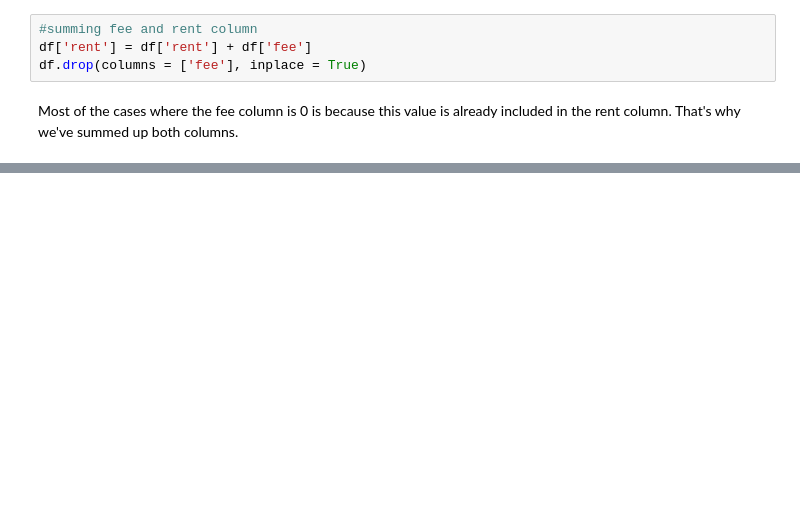
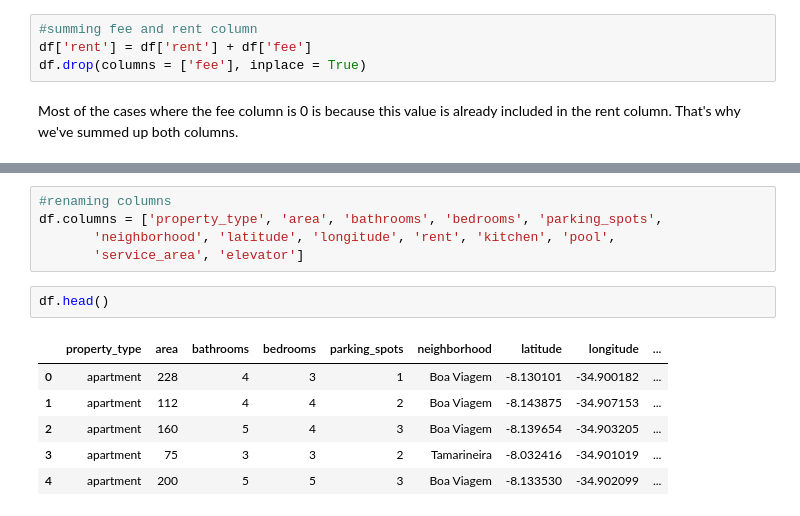
Before and after one commit to Caldass/rental_properties, a Jupyter notebook: data_eda/eda_and_cleaning.ipynb, the cells around one changed output, grey strips where cells are left out. Drawn from its saved outputs; the diff is of its cells as text; blank space fills up the shorter version.

```diff
--- a/data_eda/eda_and_cleaning.ipynb
+++ b/data_eda/eda_and_cleaning.ipynb
@@ -212,0 +394,14 @@ Most of the cases where the fee column is 0 is because this value is already inc
+# %%
+#renaming columns
+df.columns = ['property_type', 'area', 'bathrooms', 'bedrooms', 'parking_spots',
+       'neighborhood', 'latitude', 'longitude', 'rent', 'kitchen', 'pool',
+       'service_area', 'elevator']
+# %%
+df.head()
+# %% [output]
+|  | property_type | area | bathrooms | bedrooms | parking_spots | neighborhood | latitude | longitude | ... |
+| 0 | apartment | 228 | 4 | 3 | 1 | Boa Viagem | -8.130101 | -34.900182 | ... |
+| 1 | apartment | 112 | 4 | 4 | 2 | Boa Viagem | -8.143875 | -34.907153 | ... |
+| 2 | apartment | 160 | 5 | 4 | 3 | Boa Viagem | -8.139654 | -34.903205 | ... |
+| 3 | apartment | 75 | 3 | 3 | 2 | Tamarineira | -8.032416 | -34.901019 | ... |
+| 4 | apartment | 200 | 5 | 5 | 3 | Boa Viagem | -8.133530 | -34.902099 | ... |
```
Also changed, not shown: parts of 42 cells of this notebook, 3 other files.
